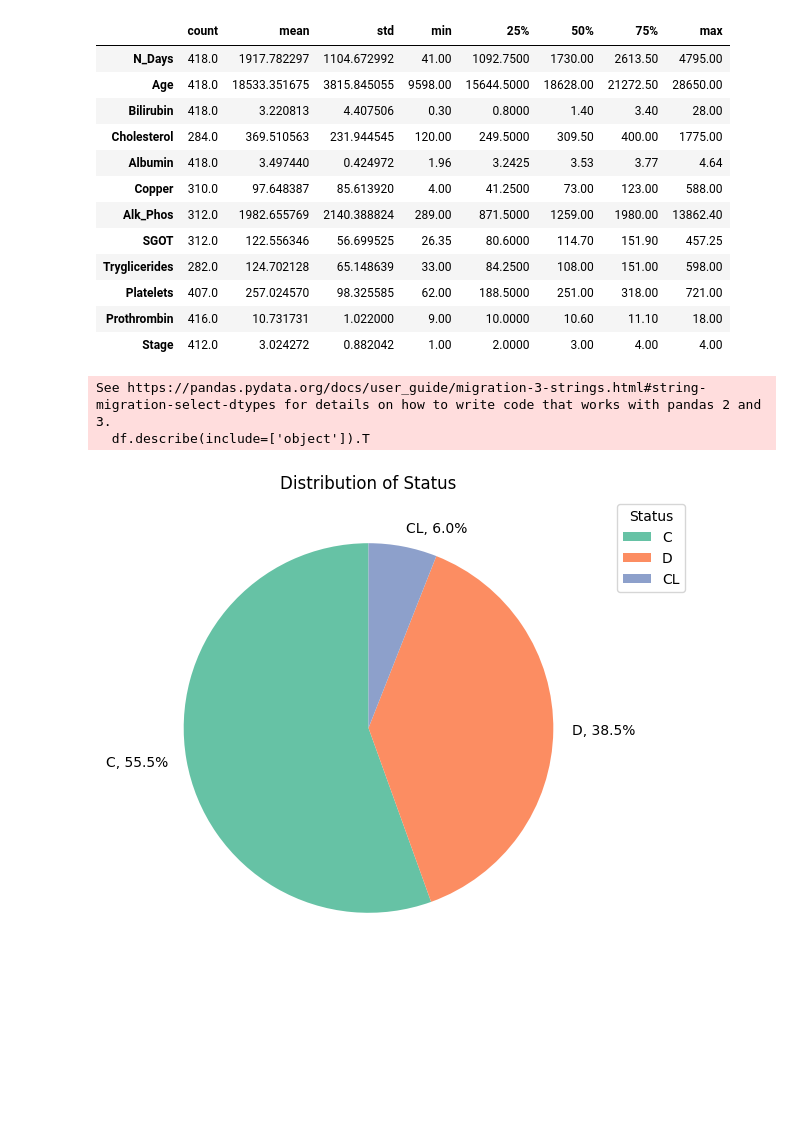
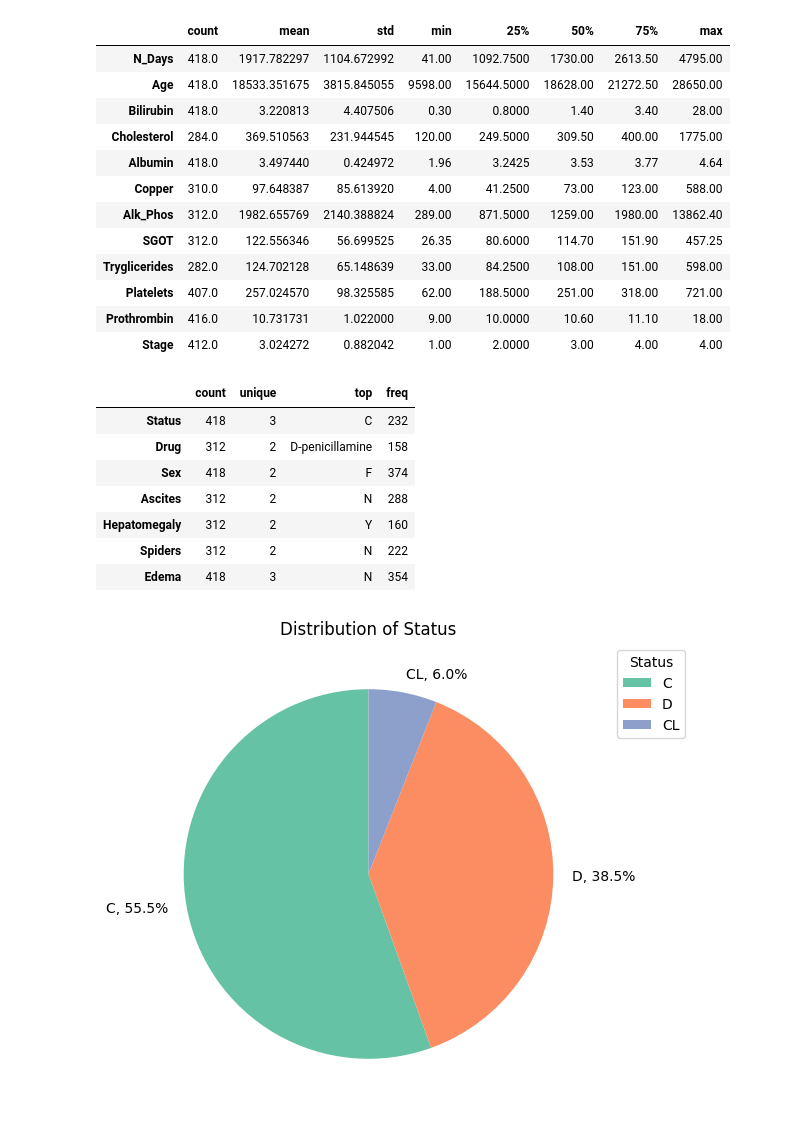
Before and after one commit to Apurbo5057/quantum-benchmarking, a Jupyter notebook: preprocessing_2_cirrhosis_survival_prediction.ipynb, the cells around one changed output. Cells and saved outputs as stored; diff of their text form; code cells hidden in the pictures; blank space fills up the shorter version.

```diff
--- a/preprocessing_2_cirrhosis_survival_prediction.ipynb
+++ b/preprocessing_2_cirrhosis_survival_prediction.ipynb
@@ -236,11 +236,16 @@ display(df.describe().T)
 | Stage | 412.0 | 3.024272 | 0.882042 | 1.00 | 2.0000 | 3.00 | 4.00 | 4.00 |
 # %%
 # Descriptive statistics for categorical columns
-if not categorical_columns.empty:
-    df.describe(include=['object']).T
+df.describe(include=['object', 'string']).T
 # %% [output]
-See https://pandas.pydata.org/docs/user_guide/migration-3-strings.html#string-migration-select-dtypes for details on how to write code that works with pandas 2 and 3.
-  df.describe(include=['object']).T
+|  | count | unique | top | freq |
+| Status | 418 | 3 | C | 232 |
+| Drug | 312 | 2 | D-penicillamine | 158 |
+| Sex | 418 | 2 | F | 374 |
+| Ascites | 312 | 2 | N | 288 |
+| Hepatomegaly | 312 | 2 | Y | 160 |
+| Spiders | 312 | 2 | N | 222 |
+| Edema | 418 | 3 | N | 354 |
 # %%
 # Counting the observations for each category
 status_counts = df[LABEL].value_counts()
```
Also changed, not shown: parts of 11 cells of this notebook, 8 other files.
